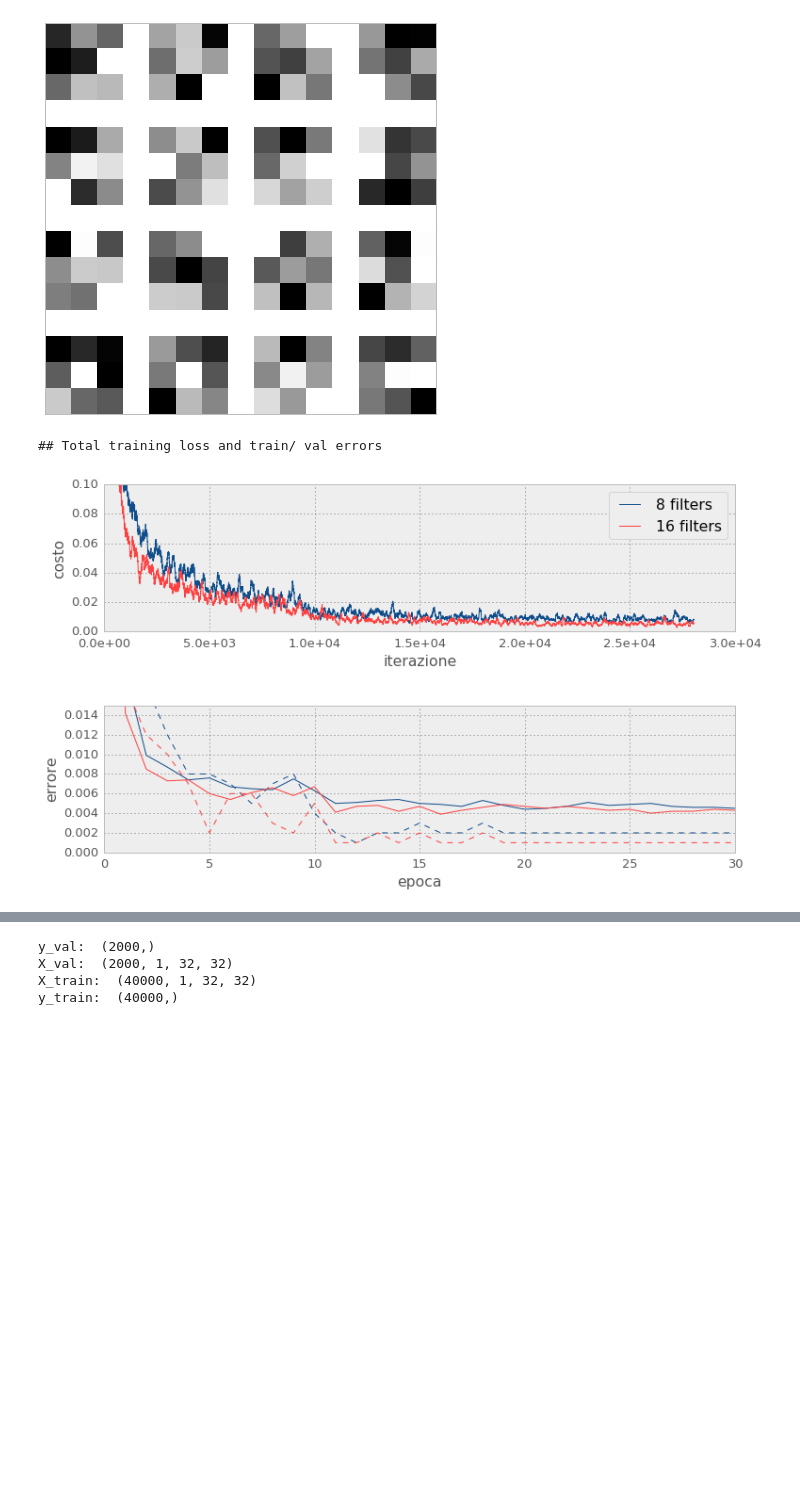
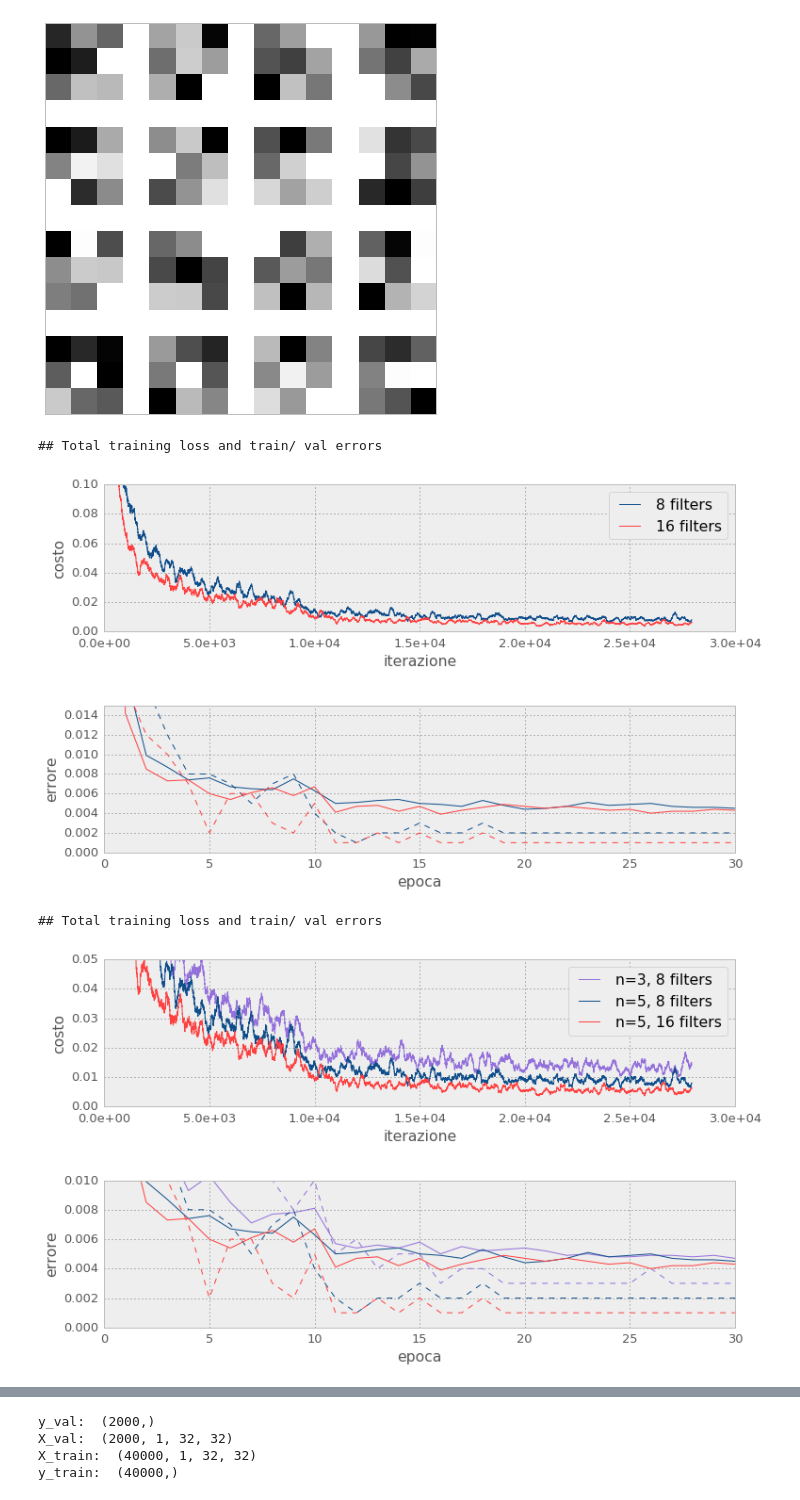
Before and after one commit to KEVINLEE315/deep-residual-networks-pyfunt, a Jupyter notebook: docs/MNIST Experiments.ipynb, the cells around one changed output, grey strips where cells are left out. Saved outputs shown, nothing was run; the diff lists cells and outputs as text; code cells hidden in the pictures; blank space fills up the shorter version.

```diff
--- a/docs/MNIST Experiments.ipynb
+++ b/docs/MNIST Experiments.ipynb
@@ -291,20 +283,38 @@ show_weights('7a0fce8a20')
 ## Weights visualization
 [figure]
 # %%
-loss2, tr_err1, val_err1 = results_for_exp('d10407022f')
-loss1, tr_err2, val_err2 = results_for_exp('7a0fce8a20')
-
-
-#show_loss_comp((loss1, loss2), ['non residual', 'residual'])
+colors = ['#104E8B', '#ff4040']
+loss1, tr_err1, val_err1 = results_for_exp('d10407022f')
+loss2, tr_err2, val_err2 = results_for_exp('7a0fce8a20')
 
 losses = (loss1[:len(loss2)], loss2)
 losses_names = ('8 filters', '16 filters')
 errs = (val_err1, tr_err1, val_err2, tr_err2)
 err_names = ('1 (val)', '1 (train)',  '3 (val)', '3 (train)')
-show_all_comp(losses , losses_names, errs, err_names, ylim1=(0,0.1), ylim2=(0,0.015))
+show_all_comp(losses , losses_names, errs, err_names, colors, ylim1=(0,0.1), ylim2=(0,0.015))
 # %% [output]
 ## Total training loss and train/ val errors
-[figure, old version]
+[figure, new version]
+# %%
+colors = ['#9370DB','#104E8B', '#ff4040']
+losses_names = ('n=3, 8 filters', 'n=5, 8 filters', 'n=5, 16 filters')
+
+err_names = ('', '', '1 (val)', '1 (train)',  '3 (val)', '3 (train)')
+
+
+loss0, tr_err0, val_err0 = results_for_exp('3b6cf46cd7')
+loss1, tr_err1, val_err1 = results_for_exp('d10407022f')
+loss2, tr_err2, val_err2 = results_for_exp('7a0fce8a20')
+
+
+#show_loss_comp((loss1, loss2), ['non residual', 'residual'])
+
+losses = (loss0, loss1, loss2)
+errs = (val_err0, tr_err0, val_err1, tr_err1, val_err2, tr_err2)
+show_all_comp(losses , losses_names, errs, err_names, colors, ylim1=(0,0.05), ylim2=(0,0.010))
+# %% [output]
+## Total training loss and train/ val errors
+[figure, added]
 # %% [markdown]
 ## [Kaggle Competition (5th Place reached)](https://www.kaggle.com/c/digit-recognizer/leaderboard)
 
```
Also changed, not shown: parts of 6 cells of this notebook, 1 other file.
